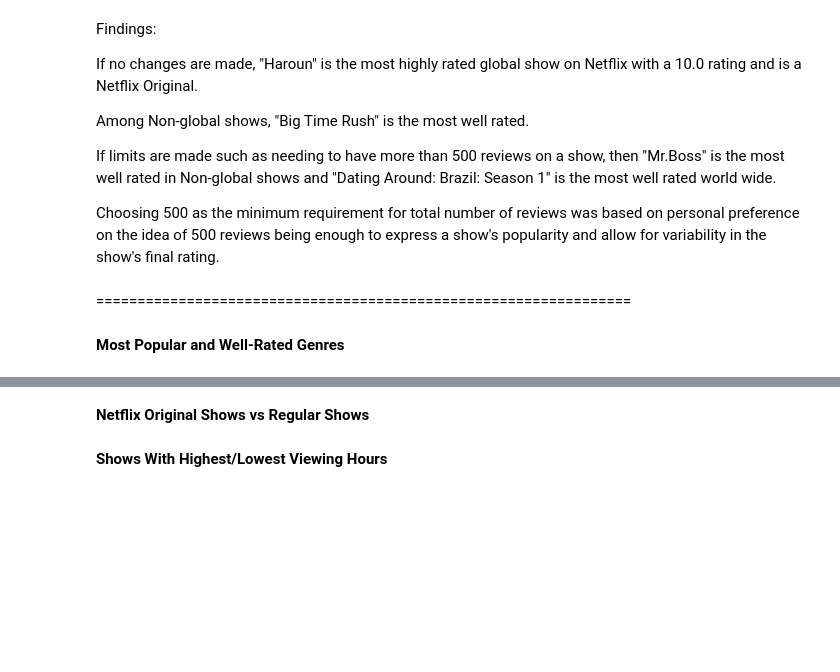
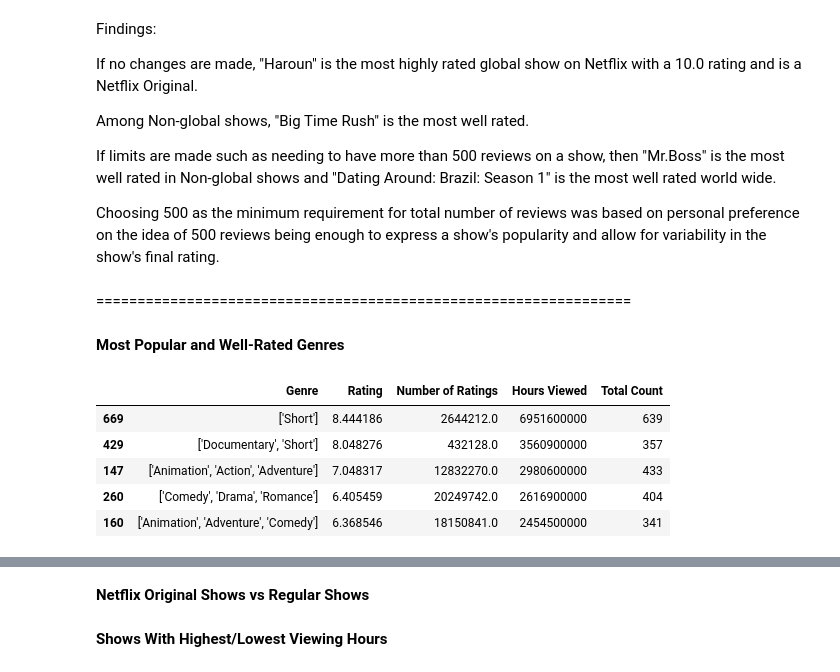
Before and after one commit to Kestrel86/netflixEDA, a Jupyter notebook: netflixEDA.ipynb, the cells around one changed output, grey strips where cells are left out. Cells and saved outputs as stored; diff of their text form; code cells hidden in the pictures; blank space fills up the shorter version.

Commit message:
completed genre category

```diff
--- a/netflixEDA.ipynb
+++ b/netflixEDA.ipynb
@@ -224,3 +235,21 @@ Choosing 500 as the minimum requirement for total number of reviews was based on
 =================================================================
 # %% [markdown]
 **Most Popular and Well-Rated Genres**
+# %%
+genre_counts = df['Genre'].value_counts().reset_index()
+genre_counts.columns = ['Genre', 'Total Count']
+
+grouped_data = pd.merge(df.groupby('Genre').agg({
+    'Rating': 'mean',
+    'Number of Ratings': 'sum',
+    'Hours Viewed': 'sum',
+}).reset_index(), genre_counts, on='Genre')  # Resetting index to have 'Genre' as a column, not an index
+# %%
+grouped_data.sort_values(by='Hours Viewed', ascending=False).head(5)
+# %% [output]
+|  | Genre | Rating | Number of Ratings | Hours Viewed | Total Count |
+| 669 | ['Short'] | 8.444186 | 2644212.0 | 6951600000 | 639 |
+| 429 | ['Documentary', 'Short'] | 8.048276 | 432128.0 | 3560900000 | 357 |
+| 147 | ['Animation', 'Action', 'Adventure'] | 7.048317 | 12832270.0 | 2980600000 | 433 |
+| 260 | ['Comedy', 'Drama', 'Romance'] | 6.405459 | 20249742.0 | 2616900000 | 404 |
+| 160 | ['Animation', 'Adventure', 'Comedy'] | 6.368546 | 18150841.0 | 2454500000 | 341 |
```
Also changed, not shown: parts of 7 cells of this notebook.
